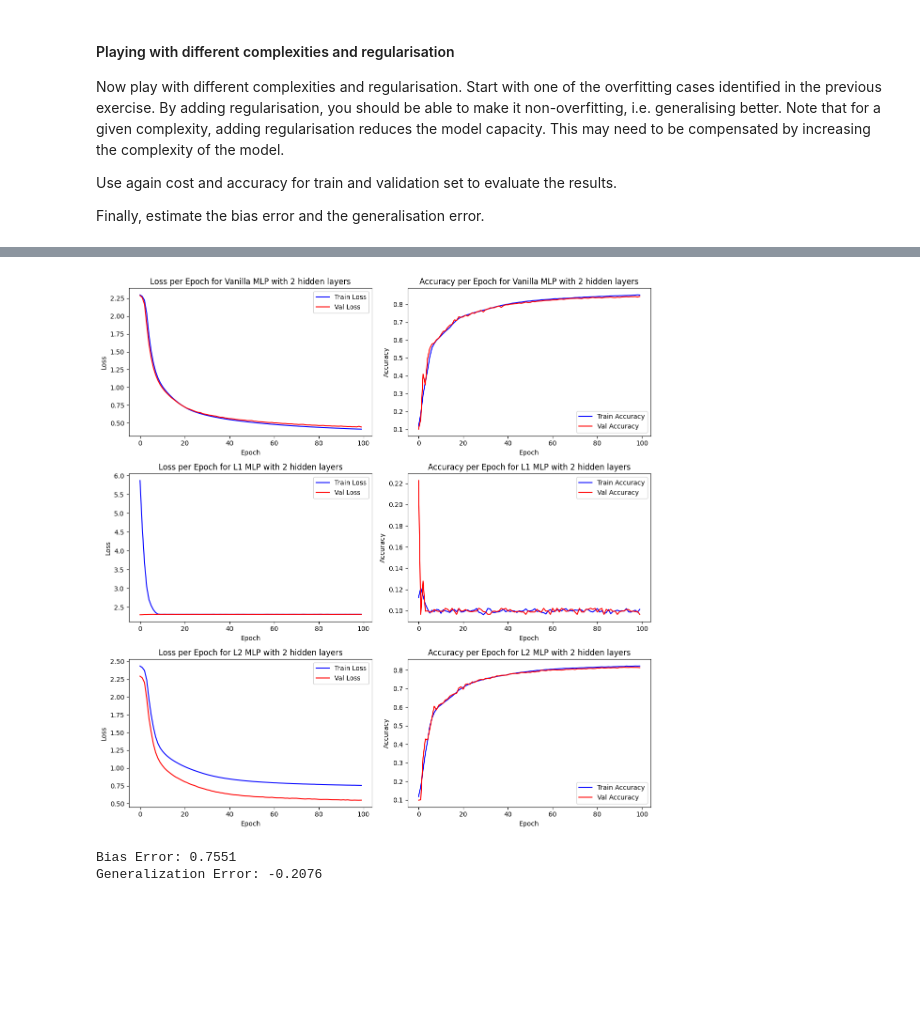
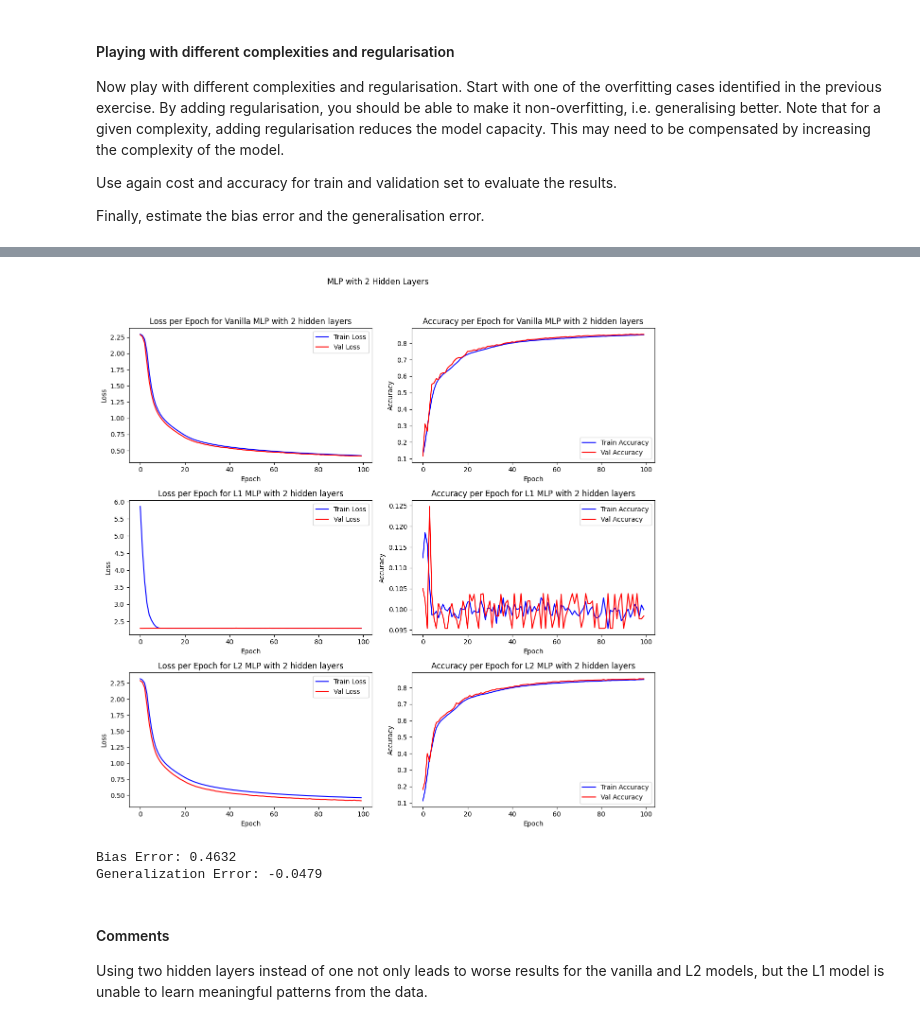
Before and after one commit to JaronMatzinger/mse_delearn, a Jupyter notebook: 03_exercises/mlps_for_fashion_MNIST_stud.ipynb, the cells around one changed output, grey strips where cells are left out. Drawn from its saved outputs; the diff is of its cells as text; code cells hidden in the pictures; blank space fills up the shorter version.

```diff
--- a/03_exercises/mlps_for_fashion_MNIST_stud.ipynb
+++ b/03_exercises/mlps_for_fashion_MNIST_stud.ipynb
@@ -297,7 +300,7 @@ def mlp(units=[28*28, 200, 10]):
     return model
 
 n_batch = 64
-n_epochs = 30
+n_epochs = 100
 lr = 0.01
 
 params = [
@@ -312,9 +315,8 @@ params = [
 fig, ax = plt.subplots(len(params), 2, figsize=(12, 4 * len(params)), layout='tight')
 
 for i, units in enumerate(params):
-
     model = mlp(units)
-    cost_train, cost_valid, acc_train, acc_valid = train_eval(model, lr, n_epochs if i <= 4 else 100, n_batch, training_data, validation_data, verbose=False)
+    cost_train, cost_valid, acc_train, acc_valid = train_eval(model, lr, n_epochs, n_batch, training_data, validation_data, verbose=False)
 
     ax[i, 0].plot(range(n_epochs), cost_train, "b-", label='Train Loss')
     ax[i, 0].plot(range(n_epochs), cost_valid, "r-", label='Val Loss')
@@ -330,5 +332,8 @@ for i, units in enumerate(params):
     ax[i, 1].set_ylabel('Accuracy')
     ax[i, 1].legend()
 
+    plt.suptitle(f'Different Model Architectures')
+    plt.tight_layout(rect=[0, 0, 1, 0.95])
+
 plt.show()
 # %% [output]
@@ -485,16 +491,13 @@ nbatches = 64
 n_epochs = 100
 lr = 0.01
 
-regularizations = [None, 'L1', 'L2']
+regularizations = ['Vanilla', 'L1', 'L2']
 
 fig, ax = plt.subplots(len(regularizations), 2, figsize=(12, 4 * len(regularizations)), layout='tight')
 
 for i, l_norm in enumerate(regularizations):
     model = mlp([28*28, 200, 10])
     cost_train, cost_valid, acc_train, acc_valid = train_eval(model, lr, n_epochs, nbatches, training_data, validation_data, l_norm=l_norm, verbose=False)
-
-    if l_norm == None:
-        l_norm = 'Vanilla'
 
     ax[i, 0].plot(range(n_epochs), cost_train, "b-", label='Train Loss')
     ax[i, 0].plot(range(n_epochs), cost_valid, "r-", label='Val Loss')
@@ -510,6 +513,9 @@ for i, l_norm in enumerate(regularizations):
     ax[i, 1].set_ylabel('Accuracy')
     ax[i, 1].legend()
 
+    plt.suptitle(f'MLP with 1 Hidden Layer')
+    plt.tight_layout(rect=[0, 0, 1, 0.95])
+
 plt.show()
 
 print(f'Bias Error: {cost_train[-1]:.4f}')
@@ -522,37 +533,41 @@ Generalization Error: -0.1349
 nbatches = 64
 n_epochs = 100
 lr = 0.01
 
-regularizations = [None, 'L1', 'L2']
+regularizations = ['Vanilla', 'L1', 'L2']
 
 fig, ax = plt.subplots(len(regularizations), 2, figsize=(12, 4 * len(regularizations)), layout='tight')
 
 for i, l_norm in enumerate(regularizations):
     model = mlp([28*28, 200, 200, 10])
     cost_train, cost_valid, acc_train, acc_valid = train_eval(model, lr, n_epochs, nbatches, training_data, validation_data, l_norm=l_norm, verbose=False)
-
-    if l_norm == None:
-        l_norm = 'Vanilla'
 
     ax[i, 0].plot(range(n_epochs), cost_train, "b-", label='Train Loss')
     ax[i, 0].plot(range(n_epochs), cost_valid, "r-", label='Val Loss')
     ax[i, 0].set_title(f'Loss per Epoch for {l_norm} MLP with 2 hidden layers')
     ax[i, 0].set_xlabel('Epoch')
     ax[i, 0].set_ylabel('Loss')
     ax[i, 0].legend()
 
     ax[i, 1].plot(range(n_epochs), acc_train, "b-", label='Train Accuracy')
     ax[i, 1].plot(range(n_epochs), acc_valid, "r-", label='Val Accuracy')
     ax[i, 1].set_title(f'Accuracy per Epoch for {l_norm} MLP with 2 hidden layers')
     ax[i, 1].set_xlabel('Epoch')
     ax[i, 1].set_ylabel('Accuracy')
     ax[i, 1].legend()
 
+    plt.suptitle(f'MLP with 2 Hidden Layers')
+    plt.tight_layout(rect=[0, 0, 1, 0.95])
+
 plt.show()
 
 print(f'Bias Error: {cost_train[-1]:.4f}')
 print(f'Generalization Error: {cost_valid[-1] - cost_train[-1]:.4f}')
 # %% [output]
-[figure, old version]
+[figure, new version]
-Bias Error: 0.7551
-Generalization Error: -0.2076
+Bias Error: 0.4632
+Generalization Error: -0.0479
+# %% [markdown]
+#### Comments
+
+Using two hidden layers instead of one not only leads to worse results for the vanilla and L2 models, but the L1 model is unable to learn meaningful patterns from the data.
```
Also changed, not shown: parts of 9 cells of this notebook.
